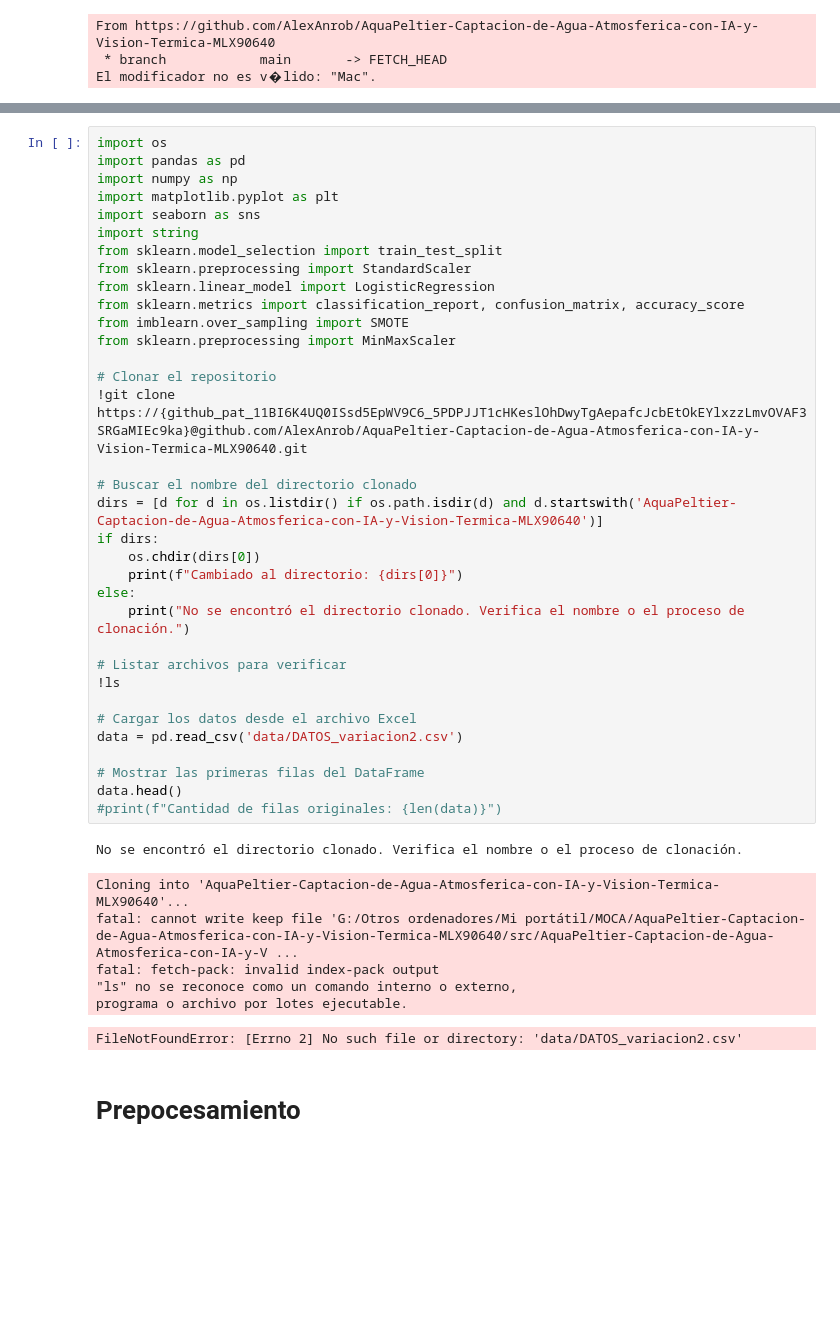
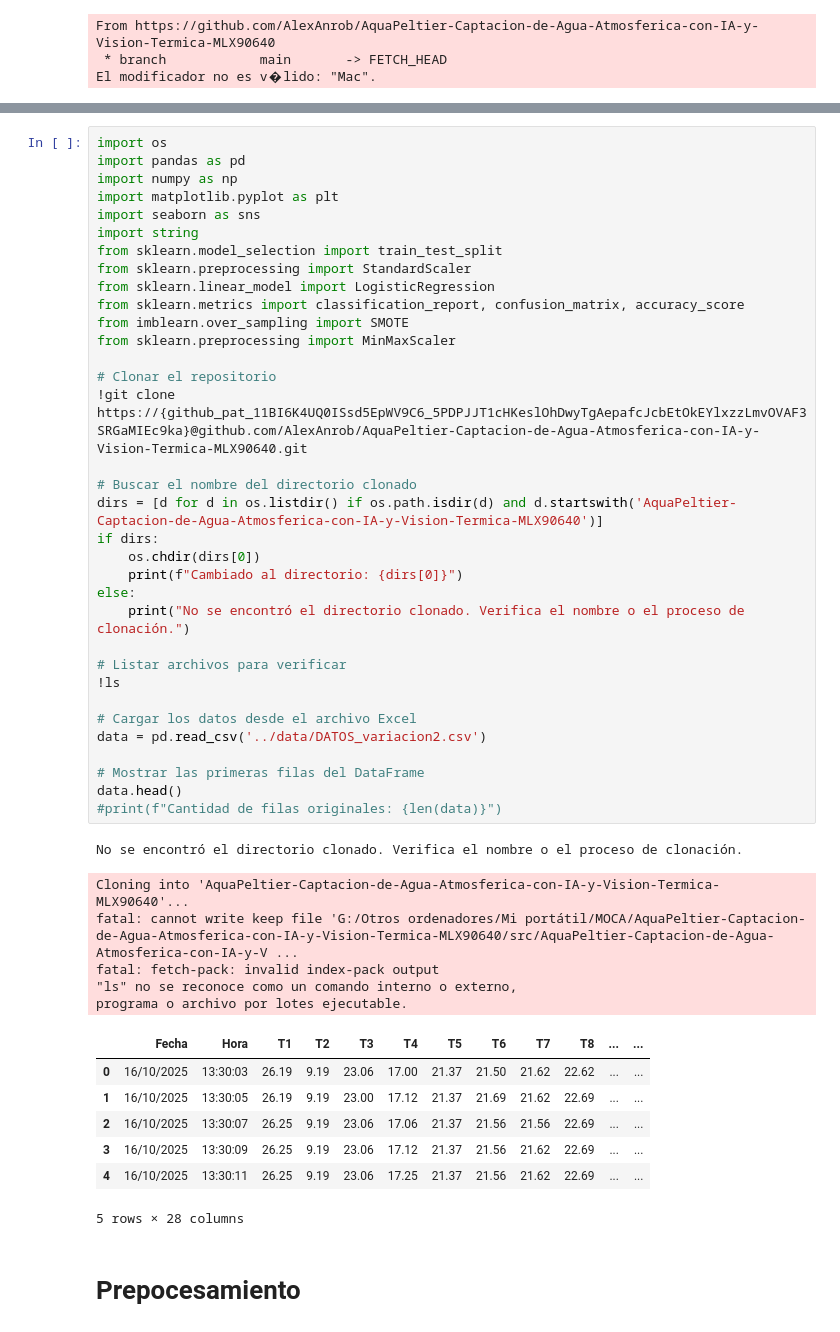
Before and after one commit to AlexAnrob/AquaPeltier-Captacion-de-Agua-Atmosferica-con-IA-y-Vision-Termica-MLX90640, a Jupyter notebook: src/Proyecto_RNN_con_conteo_de_agua_variacion.ipynb, the cells around one changed output, grey strips where cells are left out. Saved outputs shown, nothing was run; the diff lists cells and outputs as text; blank space fills up the shorter version.

```diff
--- a/src/Proyecto_RNN_con_conteo_de_agua_variacion.ipynb
+++ b/src/Proyecto_RNN_con_conteo_de_agua_variacion.ipynb
@@ -60,35 +67,41 @@ from sklearn.linear_model import LogisticRegression
 from sklearn.metrics import classification_report, confusion_matrix, accuracy_score
 from imblearn.over_sampling import SMOTE
 from sklearn.preprocessing import MinMaxScaler
 
 # Clonar el repositorio
 !git clone https://{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}@github.com/AlexAnrob/AquaPeltier-Captacion-de-Agua-Atmosferica-con-IA-y-Vision-Termica-MLX90640.git
 
 # Buscar el nombre del directorio clonado
 dirs = [d for d in os.listdir() if os.path.isdir(d) and d.startswith('AquaPeltier-Captacion-de-Agua-Atmosferica-con-IA-y-Vision-Termica-MLX90640')]
 if dirs:
     os.chdir(dirs[0])
     print(f"Cambiado al directorio: {dirs[0]}")
 else:
     print("No se encontró el directorio clonado. Verifica el nombre o el proceso de clonación.")
 
 # Listar archivos para verificar
 !ls
 
 # Cargar los datos desde el archivo Excel
-data = pd.read_csv('data/DATOS_variacion2.csv')
+data = pd.read_csv('../data/DATOS_variacion2.csv')
 
 # Mostrar las primeras filas del DataFrame
 data.head()
 #print(f"Cantidad de filas originales: {len(data)}")
 # %% [output]
 No se encontró el directorio clonado. Verifica el nombre o el proceso de clonación.
 Cloning into 'AquaPeltier-Captacion-de-Agua-Atmosferica-con-IA-y-Vision-Termica-MLX90640'...
 fatal: cannot write keep file 'G:/Otros ordenadores/Mi portátil/MOCA/AquaPeltier-Captacion-de-Agua-Atmosferica-con-IA-y-Vision-Termica-MLX90640/src/AquaPeltier-Captacion-de-Agua-Atmosferica-con-IA-y-V ...
 fatal: fetch-pack: invalid index-pack output
 "ls" no se reconoce como un comando interno o externo,
 programa o archivo por lotes ejecutable.
+|  | Fecha | Hora | T1 | T2 | T3 | T4 | T5 | T6 | T7 | T8 | ... | ... |
+| 0 | 16/10/2025 | 13:30:03 | 26.19 | 9.19 | 23.06 | 17.00 | 21.37 | 21.50 | 21.62 | 22.62 | ... | ... |
+| 1 | 16/10/2025 | 13:30:05 | 26.19 | 9.19 | 23.00 | 17.12 | 21.37 | 21.69 | 21.62 | 22.69 | ... | ... |
+| 2 | 16/10/2025 | 13:30:07 | 26.25 | 9.19 | 23.06 | 17.06 | 21.37 | 21.56 | 21.56 | 22.69 | ... | ... |
+| 3 | 16/10/2025 | 13:30:09 | 26.25 | 9.19 | 23.06 | 17.12 | 21.37 | 21.56 | 21.62 | 22.69 | ... | ... |
+| 4 | 16/10/2025 | 13:30:11 | 26.25 | 9.19 | 23.06 | 17.25 | 21.37 | 21.56 | 21.62 | 22.69 | ... | ... |
-FileNotFoundError: [Errno 2] No such file or directory: 'data/DATOS_variacion2.csv'
+5 rows × 28 columns
 # %% [markdown]
 # Prepocesamiento
 # %%
```
Also changed, not shown: parts of 8 cells of this notebook.
